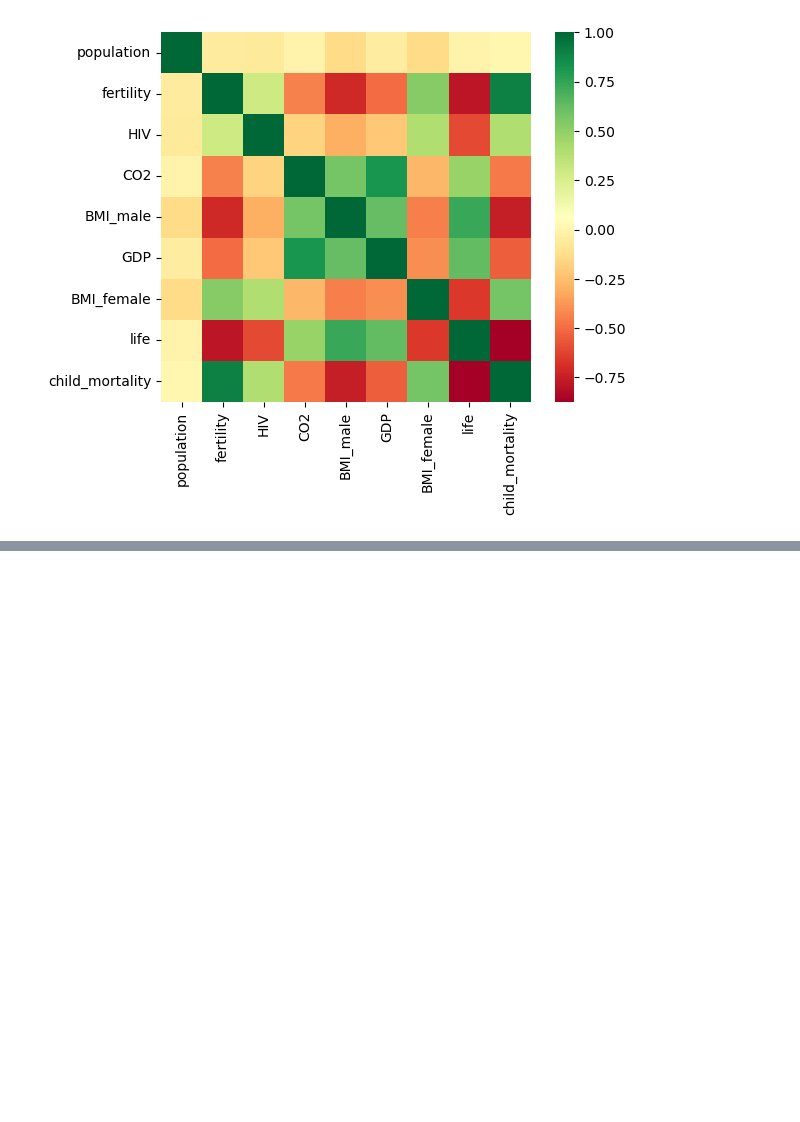
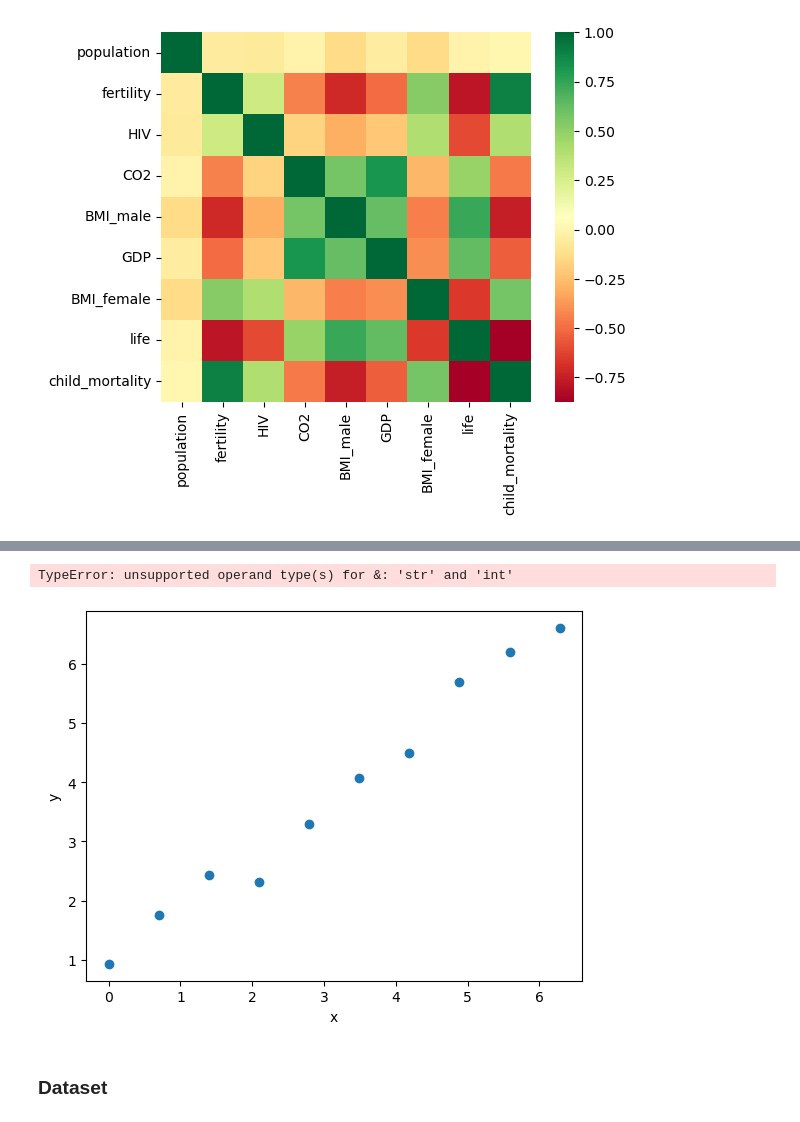
Before and after one commit to tangquochung/Data_Mining_Lab, a Jupyter notebook: Lab4/QuocHung_Lab4_InClass.ipynb, the cells around one changed output, grey strips where cells are left out. Saved outputs shown, nothing was run; the diff lists cells and outputs as text; code cells hidden in the pictures; blank space fills up the shorter version.

```diff
--- a/Lab4/QuocHung_Lab4_InClass.ipynb
+++ b/Lab4/QuocHung_Lab4_InClass.ipynb
@@ -211,0 +272,15 @@ plt.show()
+# %%
+N = 10 # number of data points
+m = .9
+c = 1
+x = np.linspace(0,2*np.pi,N)
+y = m*x + c + np.random.normal(0,.3,x.shape)
+plt.figure()
+plt.plot(x,y,'o')
+plt.xlabel('x')
+plt.ylabel('y')
+plt.title('2D data (#data = %d)' & N)
+plt.show()
+# %% [output]
+TypeError: unsupported operand type(s) for &: 'str' and 'int'
+[figure, added]
@@ -211,0 +289,2 @@ plt.show()
+# %% [markdown]
+### Dataset
```
Also changed, not shown: parts of 30 cells of this notebook.
